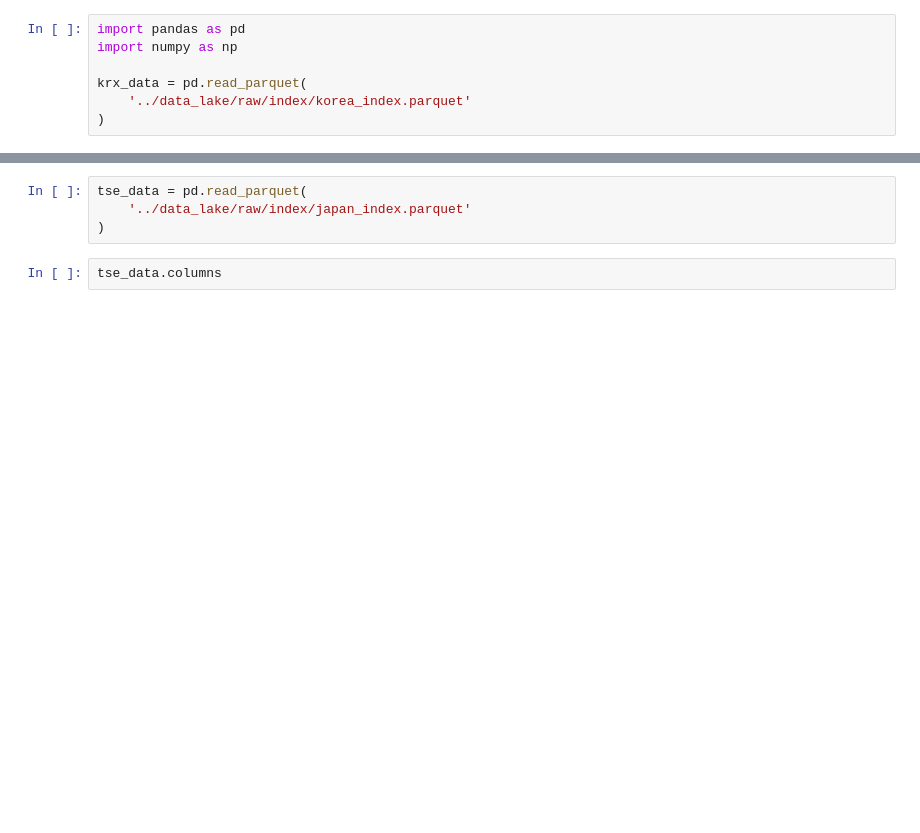
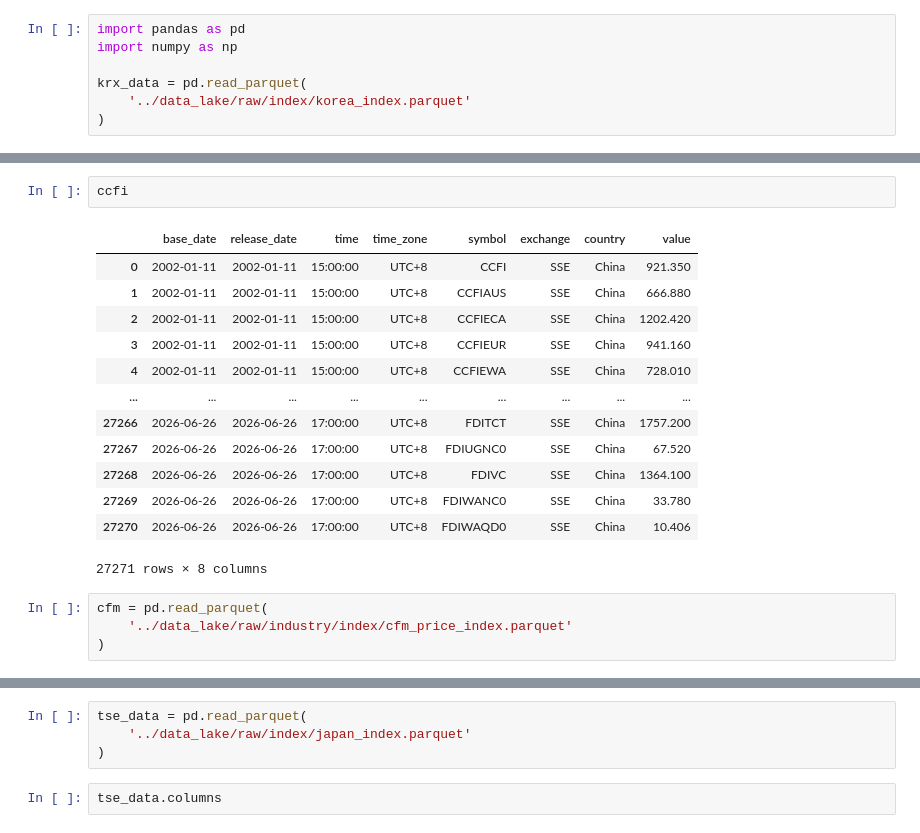
Before and after one commit to Tommylee1013/FinancialData, a Jupyter notebook: Notes/data_valid.ipynb, the cells around one changed output, grey strips where cells are left out. Saved outputs shown, nothing was run; the diff lists cells and outputs as text; blank space fills up the shorter version.

```diff
--- a/Notes/data_valid.ipynb
+++ b/Notes/data_valid.ipynb
@@ -23,0 +37,20 @@ krx_data
+# %%
+ccfi
+# %% [output]
+|  | base_date | release_date | time | time_zone | symbol | exchange | country | value |
+| 0 | 2002-01-11 | 2002-01-11 | 15:00:00 | UTC+8 | CCFI | SSE | China | 921.350 |
+| 1 | 2002-01-11 | 2002-01-11 | 15:00:00 | UTC+8 | CCFIAUS | SSE | China | 666.880 |
+| 2 | 2002-01-11 | 2002-01-11 | 15:00:00 | UTC+8 | CCFIECA | SSE | China | 1202.420 |
+| 3 | 2002-01-11 | 2002-01-11 | 15:00:00 | UTC+8 | CCFIEUR | SSE | China | 941.160 |
+| 4 | 2002-01-11 | 2002-01-11 | 15:00:00 | UTC+8 | CCFIEWA | SSE | China | 728.010 |
+| ... | ... | ... | ... | ... | ... | ... | ... | ... |
+| 27266 | 2026-06-26 | 2026-06-26 | 17:00:00 | UTC+8 | FDITCT | SSE | China | 1757.200 |
+| 27267 | 2026-06-26 | 2026-06-26 | 17:00:00 | UTC+8 | FDIUGNC0 | SSE | China | 67.520 |
+| 27268 | 2026-06-26 | 2026-06-26 | 17:00:00 | UTC+8 | FDIVC | SSE | China | 1364.100 |
+| 27269 | 2026-06-26 | 2026-06-26 | 17:00:00 | UTC+8 | FDIWANC0 | SSE | China | 33.780 |
+| 27270 | 2026-06-26 | 2026-06-26 | 17:00:00 | UTC+8 | FDIWAQD0 | SSE | China | 10.406 |
+27271 rows × 8 columns
+# %%
+cfm = pd.read_parquet(
+    '../data_lake/raw/industry/index/cfm_price_index.parquet'
+)
```
Also changed, not shown: parts of 11 cells of this notebook, 44 other files.
